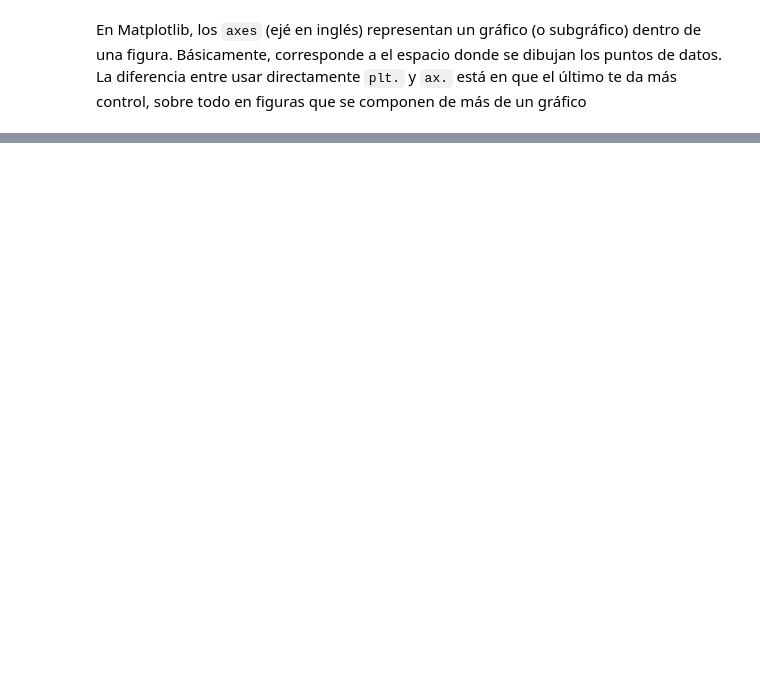
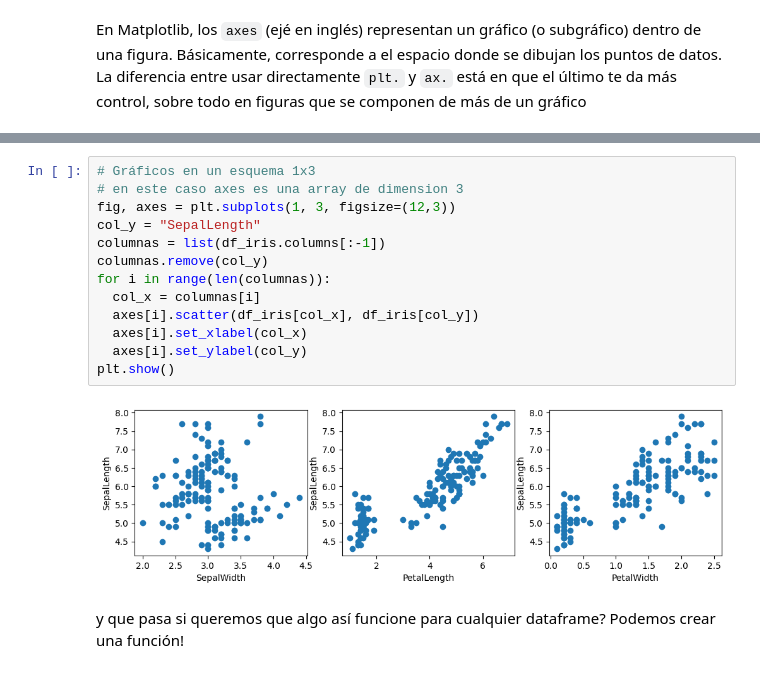
Before and after one commit to Vokturz/Curso-Python-BCCh, a Jupyter notebook: clase5/Clase5_Visualizacion.ipynb, the cells around one changed output, grey strips where cells are left out. Drawn from its saved outputs; the diff is of its cells as text; blank space fills up the shorter version.

```diff
--- a/clase5/Clase5_Visualizacion.ipynb
+++ b/clase5/Clase5_Visualizacion.ipynb
@@ -153,0 +189,18 @@ ax.legend()
+# %%
+# Gráficos en un esquema 1x3
+# en este caso axes es una array de dimension 3
+fig, axes = plt.subplots(1, 3, figsize=(12,3))
+col_y = "SepalLength"
+columnas = list(df_iris.columns[:-1])
+columnas.remove(col_y)
+for i in range(len(columnas)):
+  col_x = columnas[i]
+  axes[i].scatter(df_iris[col_x], df_iris[col_y])
+  axes[i].set_xlabel(col_x)
+  axes[i].set_ylabel(col_y)
+plt.show()
+# %% [output]
+[figure, added]
+# %% [markdown]
+y que pasa si queremos que algo así funcione para cualquier dataframe?
+Podemos crear una función!
```
Also changed, not shown: parts of 13 cells of this notebook.
